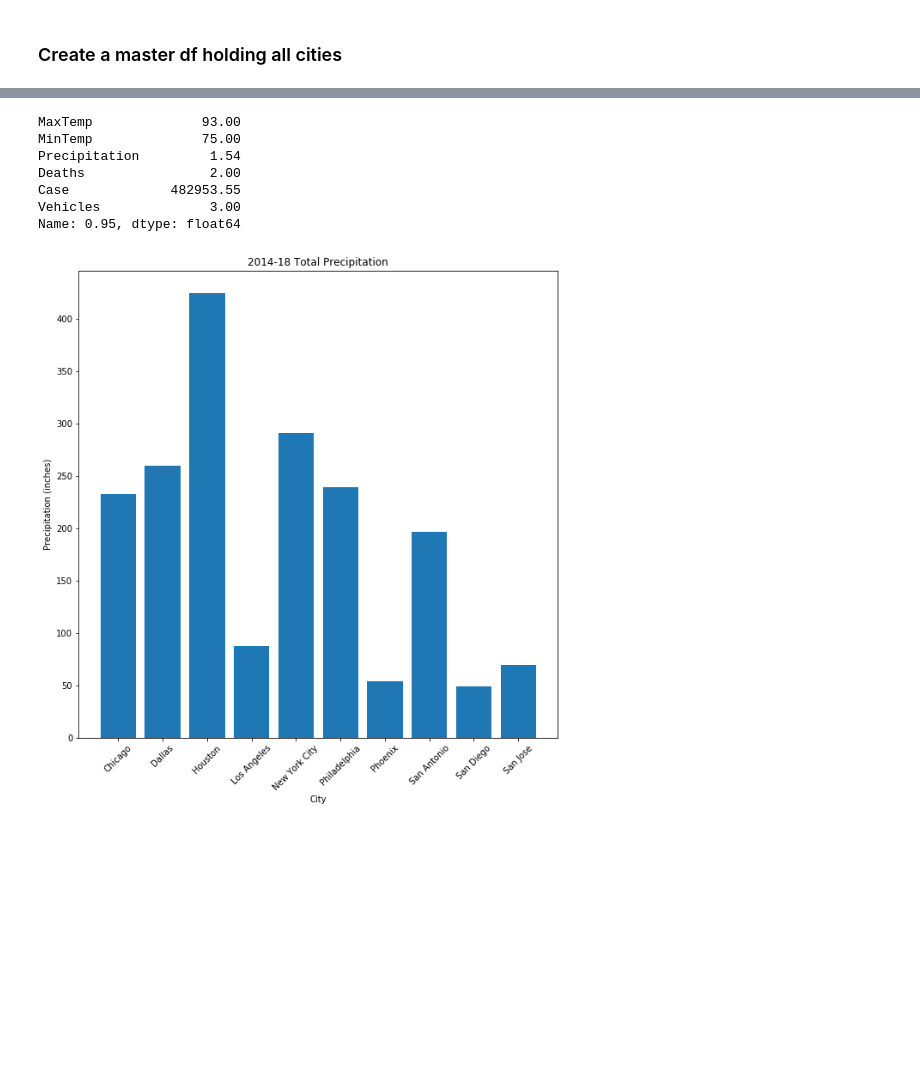
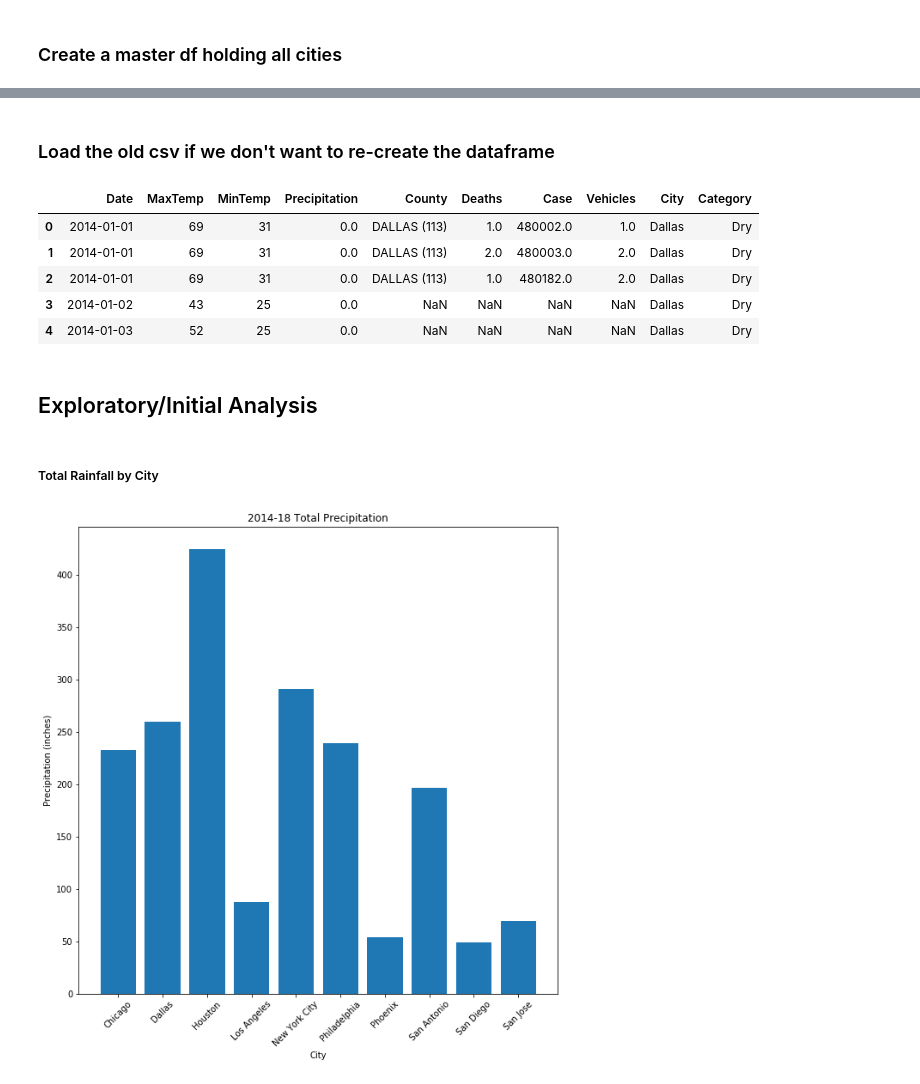
Before and after one commit to jpicca/ProjectOne, a Jupyter notebook: readAPIandFormatData.ipynb, the cells around one changed output, grey strips where cells are left out. Drawn from its saved outputs; the diff is of its cells as text; code cells hidden in the pictures; blank space fills up the shorter version.

Commit message:
Updated data exploration notebook and added cleaned csv files

```diff
--- a/readAPIandFormatData.ipynb
+++ b/readAPIandFormatData.ipynb
@@ -266,13 +289,3 @@ masterDF.reset_index(drop=True,inplace=True)
 # %%
 # Save our master df to a csv
 masterDF.to_csv('./data/clean/allCitiesAndWeather.csv')
-# %%
-precipDF.quantile(0.95)
-# %% [output]
-MaxTemp              93.00
-MinTemp              75.00
-Precipitation         1.54
-Deaths                2.00
-Case             482953.55
-Vehicles              3.00
-Name: 0.95, dtype: float64
@@ -281,3 +292,20 @@ precipDF = masterDF[masterDF['Precipitation'] > 0.001]
+# %% [markdown]
+### Load the old csv if we don't want to re-create the dataframe
+# %%
+masterDF = pd.read_csv('./data/clean/allCitiesAndWeather.csv',index_col=0)
+# %%
+masterDF.head()
+# %% [output]
+|  | Date | MaxTemp | MinTemp | Precipitation | County | Deaths | Case | Vehicles | City | Category |
+| 0 | 2014-01-01 | 69 | 31 | 0.0 | DALLAS (113) | 1.0 | 480002.0 | 1.0 | Dallas | Dry |
+| 1 | 2014-01-01 | 69 | 31 | 0.0 | DALLAS (113) | 2.0 | 480003.0 | 2.0 | Dallas | Dry |
+| 2 | 2014-01-01 | 69 | 31 | 0.0 | DALLAS (113) | 1.0 | 480182.0 | 2.0 | Dallas | Dry |
+| 3 | 2014-01-02 | 43 | 25 | 0.0 | NaN | NaN | NaN | NaN | Dallas | Dry |
+| 4 | 2014-01-03 | 52 | 25 | 0.0 | NaN | NaN | NaN | NaN | Dallas | Dry |
+# %% [markdown]
+## Exploratory/Initial Analysis
+# %% [markdown]
+##### Total Rainfall by City
 # %%
 totalRain = precipDF.groupby('City')['Precipitation'].sum()
 # %%
```
Also changed, not shown: parts of 10 cells of this notebook, 7 other files.
